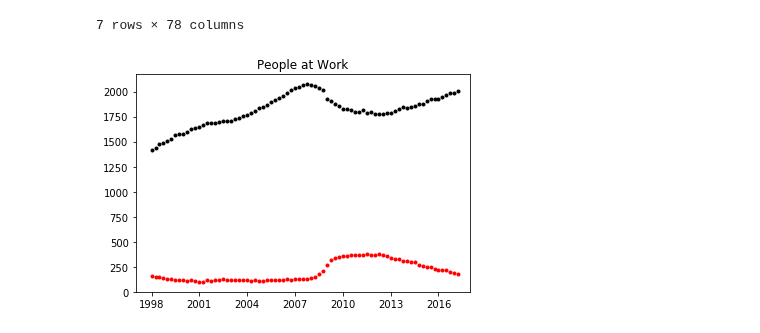
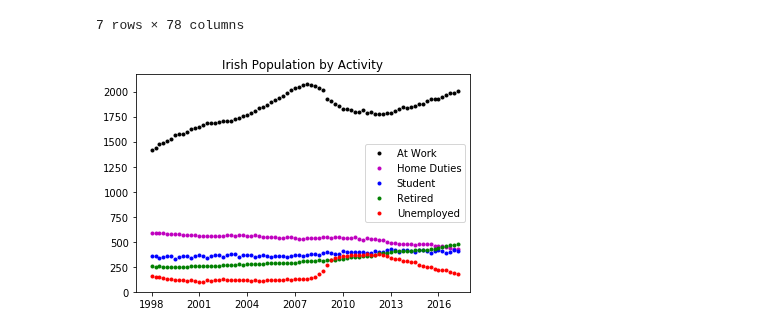
Before and after one commit to MarionMcG/python-fundamentals-project, a Jupyter notebook: cso-stats.ipynb, the cells around one changed output. Cells and saved outputs as stored; diff of their text form; code cells hidden in the pictures.

```diff
--- a/cso-stats.ipynb
+++ b/cso-stats.ipynb
@@ -42,13 +48,20 @@ y
 # %%
 atwork = y.iloc[0]
 unemploy = y.iloc[1]
+student = y.iloc[2]
+home = y.iloc[3]
+retired = y.iloc[4]
 # %%
 x = np.arange(1998, 2017.5, 0.25)
 plt.plot(x, atwork, 'k.', label = 'At Work')
+plt.plot(x, home, 'm.', label = 'Home Duties')
+plt.plot(x, student, 'b.', label = 'Student')
+plt.plot(x, retired, 'g.', label = 'Retired')
 plt.plot(x, unemploy, 'r.', label = 'Unemployed')
 plt.xlim(1997, 2018, 1)
 plt.xticks(np.arange(1998, 2017.5, 3))
-plt.title('People at Work')
+plt.title('Irish Population by Activity')
+plt.legend()
 plt.show()
 # %% [output]
-[figure, old version]
+[figure, new version]
```
Also changed, not shown: parts of 1 cell of this notebook.
